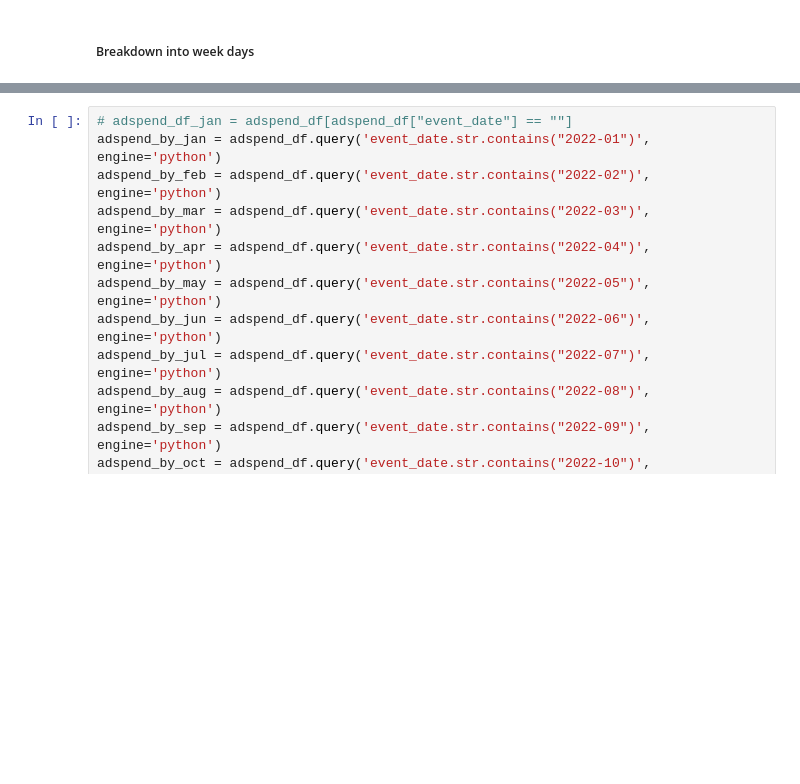
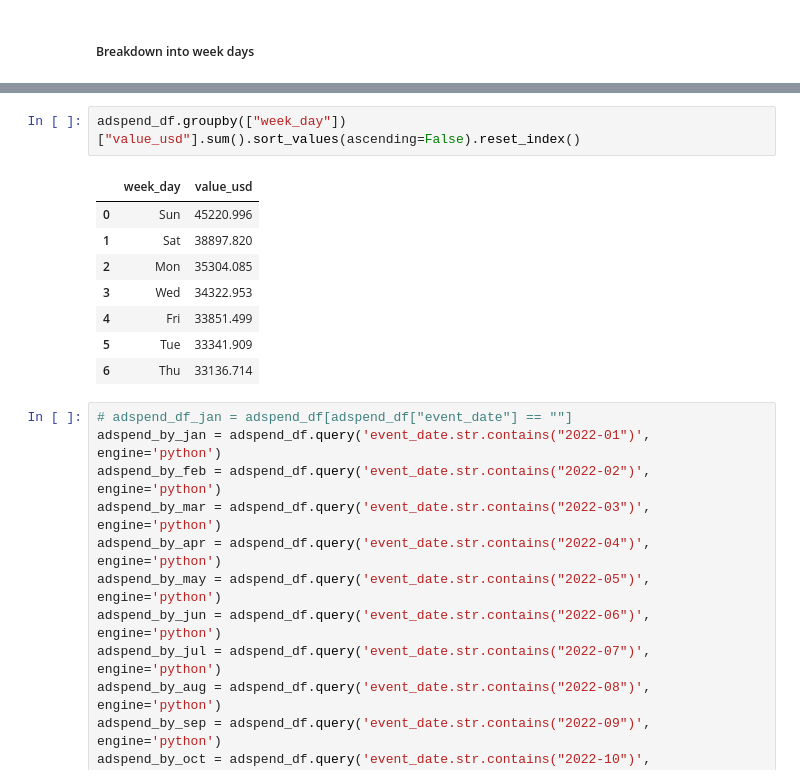
Before and after one commit to roshaan7zafar/JustDice, a Jupyter notebook: main.ipynb, the cells around one changed output, grey strips where cells are left out. Saved outputs shown, nothing was run; the diff lists cells and outputs as text; blank space fills up the shorter version.

```diff
--- a/main.ipynb
+++ b/main.ipynb
@@ -610,3 +610,14 @@ adspend_df.sample(12)
+# %%
+adspend_df.groupby(["week_day"])["value_usd"].sum().sort_values(ascending=False).reset_index()
+# %% [output]
+|  | week_day | value_usd |
+| 0 | Sun | 45220.996 |
+| 1 | Sat | 38897.820 |
+| 2 | Mon | 35304.085 |
+| 3 | Wed | 34322.953 |
+| 4 | Fri | 33851.499 |
+| 5 | Tue | 33341.909 |
+| 6 | Thu | 33136.714 |
 # %%
 # adspend_df_jan = adspend_df[adspend_df["event_date"] == ""]
 adspend_by_jan = adspend_df.query('event_date.str.contains("2022-01")', engine='python')
```
Also changed, not shown: parts of 7 cells of this notebook.
